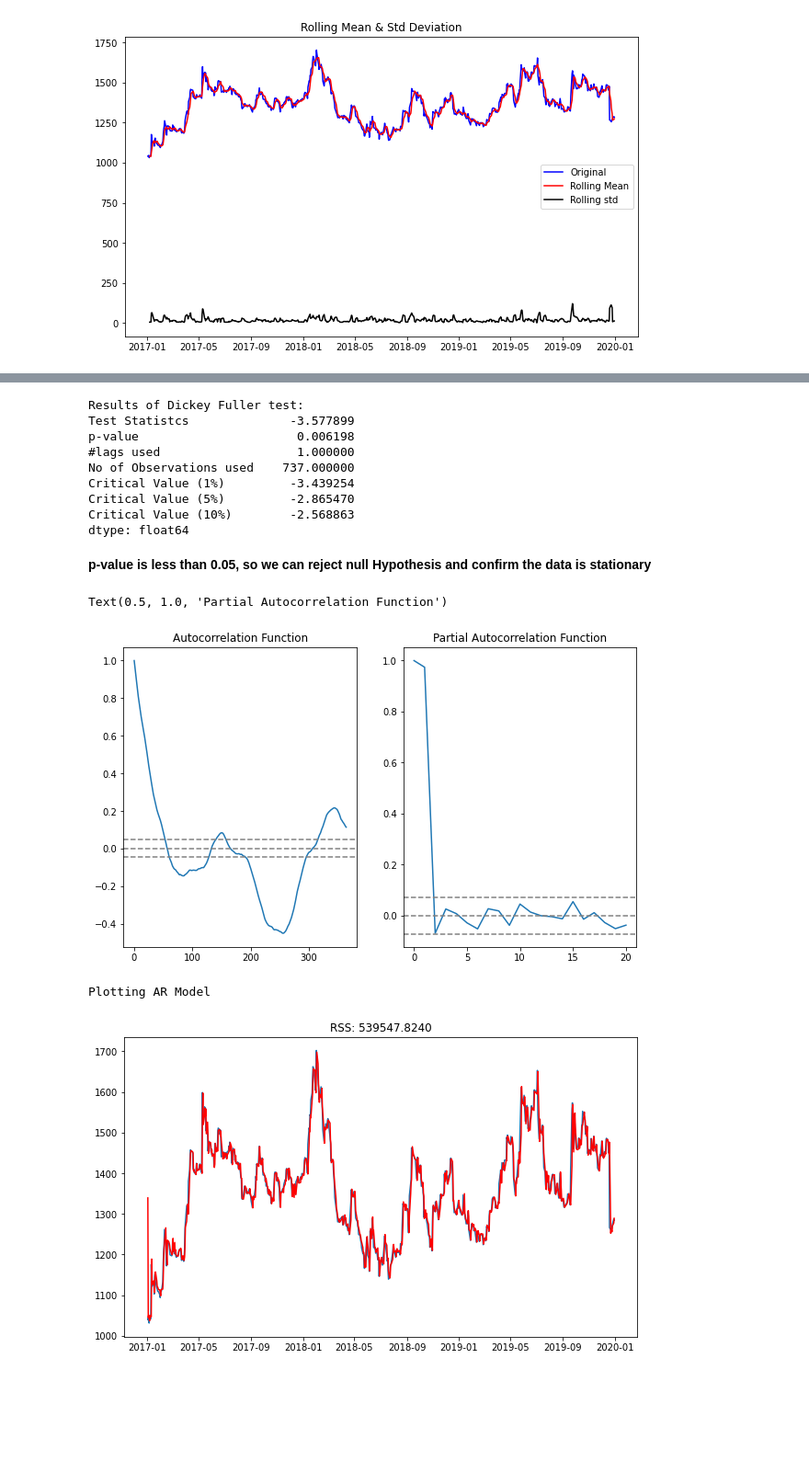
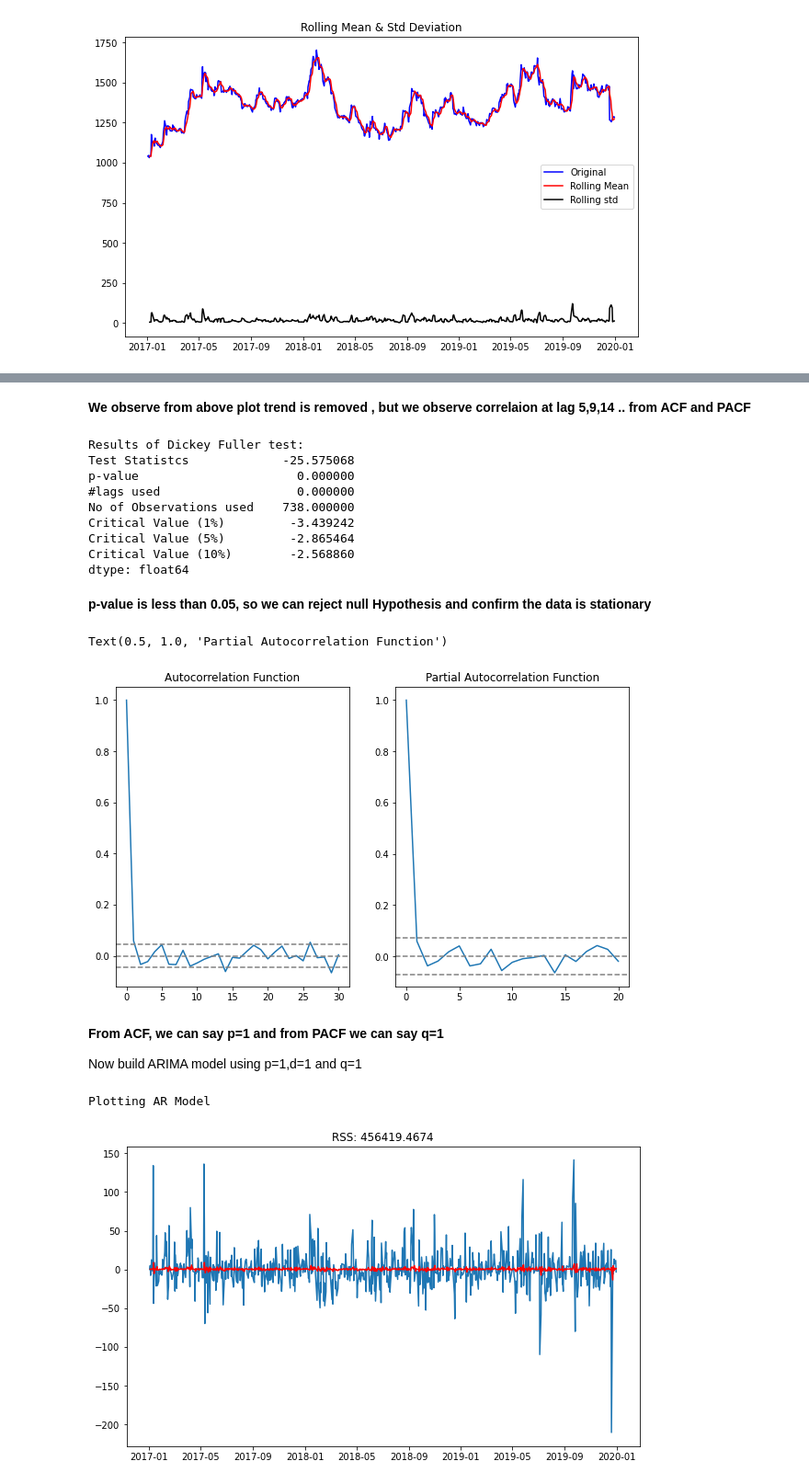
Before and after one commit to santoshgurujula/Springboard, a Jupyter notebook: TimeSeriesModel.ipynb, the cells around one changed output, grey strips where cells are left out. Shown: that part at 92% size. Cells and saved outputs as stored; diff of their text form; code cells hidden in the pictures; blank space fills up the shorter version.

Commit message:
Time Series Analysis using ARIMA, GARCH

```diff
--- a/TimeSeriesModel.ipynb
+++ b/TimeSeriesModel.ipynb
@@ -167,0 +207,4 @@ plt.show(block=False)
+# %%
+#use np.diff to remove trend
+IndexedDataset['Close_BOM500002_diff']=np.append(0,np.diff(IndexedDataset['Close_BOM500002']))
+tsplot(IndexedDataset['Close_BOM500002_diff'])
@@ -168,9 +213,11 @@ plt.show(block=False)
+# %% [markdown]
+**We observe from above plot trend is removed , but we observe correlaion at lag 5,9,14 .. from ACF and PACF**
 # %%
 #Check Dickey - Fuller test
 from statsmodels.tsa.stattools import adfuller
 
 print('Results of Dickey Fuller test:')
-dftest=adfuller(IndexedDataset['Close_BOM500002'],autolag='AIC')
+dftest=adfuller(IndexedDataset['Close_BOM500002_diff'],autolag='AIC')
 
 dfoutput = pd.Series(dftest[0:4],index = ['Test Statistcs ', 'p-value', '#lags used', 'No of Observations used'] )
 for key,value in dftest[4].items():
@@ -179,13 +226,13 @@ for key,value in dftest[4].items():
 print(dfoutput)
 # %% [output]
 Results of Dickey Fuller test:
-Test Statistcs              -3.577899
-p-value                      0.006198
-#lags used                   1.000000
-No of Observations used    737.000000
-Critical Value (1%)         -3.439254
-Critical Value (5%)         -2.865470
-Critical Value (10%)        -2.568863
+Test Statistcs             -25.575068
+p-value                      0.000000
+#lags used                   0.000000
+No of Observations used    738.000000
+Critical Value (1%)         -3.439242
+Critical Value (5%)         -2.865464
+Critical Value (10%)        -2.568860
 dtype: float64
 # %% [markdown]
 **p-value is less than 0.05, so we can reject null Hypothesis
@@ -194,15 +241,15 @@ and confirm the data is stationary**
 #plot ACF and PACF
 from statsmodels.tsa.stattools import acf,pacf
 
-lag_acf=acf(IndexedDataset['Close_BOM500002'],nlags=364)
-lag_pacf = pacf (IndexedDataset['Close_BOM500002'],nlags=20, method ='ols')
+lag_acf=acf(IndexedDataset['Close_BOM500002_diff'],nlags=30)
+lag_pacf = pacf (IndexedDataset['Close_BOM500002_diff'],nlags=20, method ='ols')
 
 #plot ACF
 plt.subplot(121)
 plt.plot(lag_acf)
 plt.axhline(y=0,linestyle='--',color='gray')
-plt.axhline(y=-1.25/np.sqrt(len(IndexedDataset['Close_BOM500002'])),linestyle='--',color='gray')
-plt.axhline(y=1.25/np.sqrt(len(IndexedDataset['Close_BOM500002'])),linestyle='--',color='gray')
+plt.axhline(y=-1.25/np.sqrt(len(IndexedDataset['Close_BOM500002_diff'])),linestyle='--',color='gray')
+plt.axhline(y=1.25/np.sqrt(len(IndexedDataset['Close_BOM500002_diff'])),linestyle='--',color='gray')
 plt.title('Autocorrelation Function')
 
 
@@ -210,21 +257,25 @@ plt.title('Autocorrelation Function')
 plt.subplot(122)
 plt.plot(lag_pacf)
 plt.axhline(y=0,linestyle='--',color='gray')
-plt.axhline(y=-1.96/np.sqrt(len(IndexedDataset['Close_BOM500002'])),linestyle='--',color='gray')
-plt.axhline(y=1.96/np.sqrt(len(IndexedDataset['Close_BOM500002'])),linestyle='--',color='gray')
+plt.axhline(y=-1.96/np.sqrt(len(IndexedDataset['Close_BOM500002_diff'])),linestyle='--',color='gray')
+plt.axhline(y=1.96/np.sqrt(len(IndexedDataset['Close_BOM500002_diff'])),linestyle='--',color='gray')
 plt.title('Partial Autocorrelation Function')
 # %% [output]
 Text(0.5, 1.0, 'Partial Autocorrelation Function')
-[figure, old version]
+[figure, new version]
+# %% [markdown]
+**From ACF, we can say p=1 and from PACF we can say q=1**
+
+Now build ARIMA model using p=1,d=1 and q=1
 # %%
 from statsmodels.tsa.arima_model import ARIMA
 
-model = ARIMA(IndexedDataset['Close_BOM500002'],order=(1,0,1))
+model = ARIMA(IndexedDataset['Close_BOM500002'],order=(1,1,1))
 results_AR =model.fit(disp=-1)
-plt.plot(IndexedDataset['Close_BOM500002'])
+plt.plot(IndexedDataset['Close_BOM500002_diff'])
 plt.plot(results_AR.fittedvalues,color='red')
-plt.title('RSS: %.4f'% sum((results_AR.fittedvalues-IndexedDataset['Close_BOM500002'])**2))
+plt.title('RSS: %.4f'% sum((results_AR.fittedvalues.fillna(0)-IndexedDataset['Close_BOM500002_diff'].fillna(0)).fillna(0)**2))
 print('Plotting AR Model')
 # %% [output]
 Plotting AR Model
-[figure, old version]
+[figure, new version]
```
Also changed, not shown: parts of 18 cells of this notebook.
